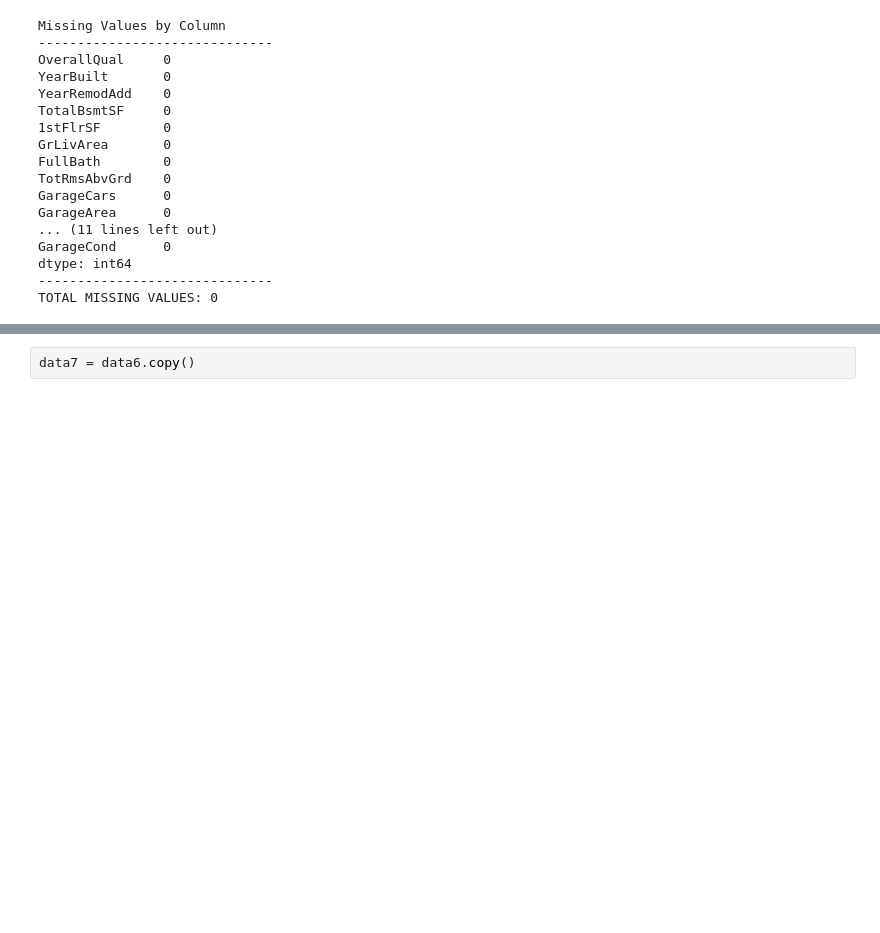
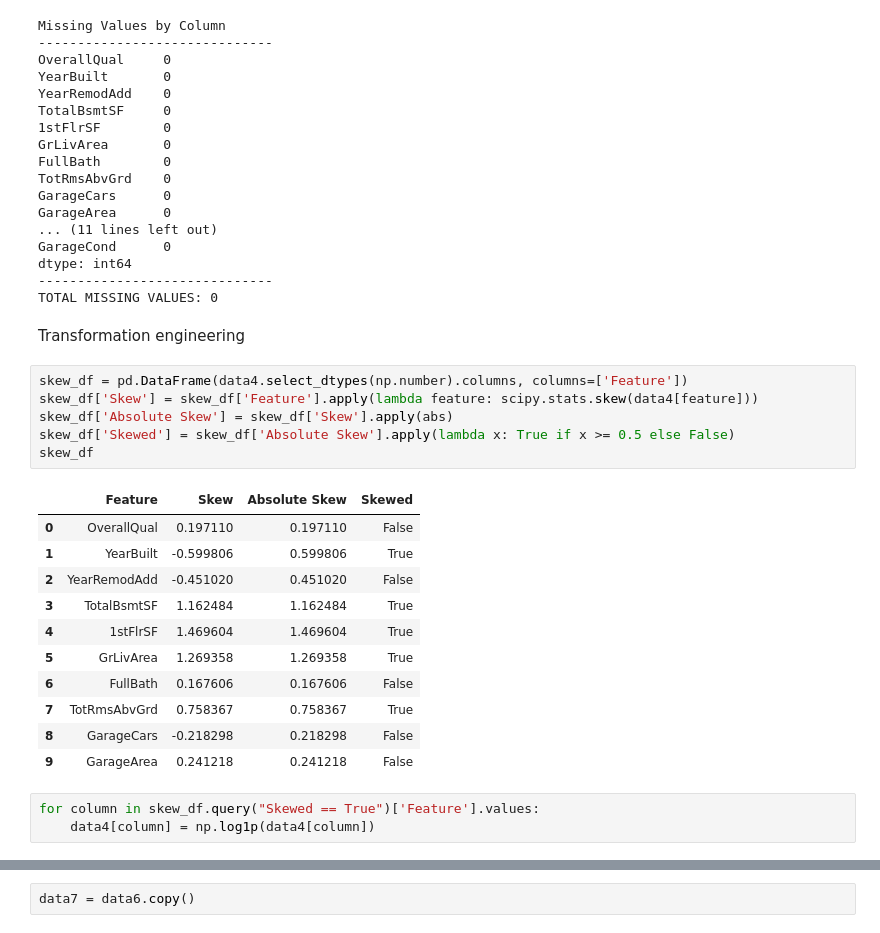
Before and after one commit to NickTheReal304/Python, a Jupyter notebook: DataMining/HousePrediction/HomePriceRecord(9Oct)/housePrice_v5.ipynb, the cells around one changed output, grey strips where cells are left out. Saved outputs shown, nothing was run; the diff lists cells and outputs as text; blank space fills up the shorter version.

```diff
--- a/DataMining/HousePrediction/housePrice_v3.ipynb
+++ b/DataMining/HousePrediction/HomePriceRecord(9Oct)/housePrice_v5.ipynb
@@ -189,3 +184,26 @@ GarageCond      0
 dtype: int64
 ------------------------------
 TOTAL MISSING VALUES: 0
+# %% [markdown]
+Transformation engineering
+# %%
+skew_df = pd.DataFrame(data4.select_dtypes(np.number).columns, columns=['Feature'])
+skew_df['Skew'] = skew_df['Feature'].apply(lambda feature: scipy.stats.skew(data4[feature]))
+skew_df['Absolute Skew'] = skew_df['Skew'].apply(abs)
+skew_df['Skewed'] = skew_df['Absolute Skew'].apply(lambda x: True if x >= 0.5 else False)
+skew_df
+# %% [output]
+|  | Feature | Skew | Absolute Skew | Skewed |
+| 0 | OverallQual | 0.197110 | 0.197110 | False |
+| 1 | YearBuilt | -0.599806 | 0.599806 | True |
+| 2 | YearRemodAdd | -0.451020 | 0.451020 | False |
+| 3 | TotalBsmtSF | 1.162484 | 1.162484 | True |
+| 4 | 1stFlrSF | 1.469604 | 1.469604 | True |
+| 5 | GrLivArea | 1.269358 | 1.269358 | True |
+| 6 | FullBath | 0.167606 | 0.167606 | False |
+| 7 | TotRmsAbvGrd | 0.758367 | 0.758367 | True |
+| 8 | GarageCars | -0.218298 | 0.218298 | False |
+| 9 | GarageArea | 0.241218 | 0.241218 | False |
+# %%
+for column in skew_df.query("Skewed == True")['Feature'].values:
+    data4[column] = np.log1p(data4[column])
```
Also changed, not shown: parts of 8 cells of this notebook, 23 other files.
